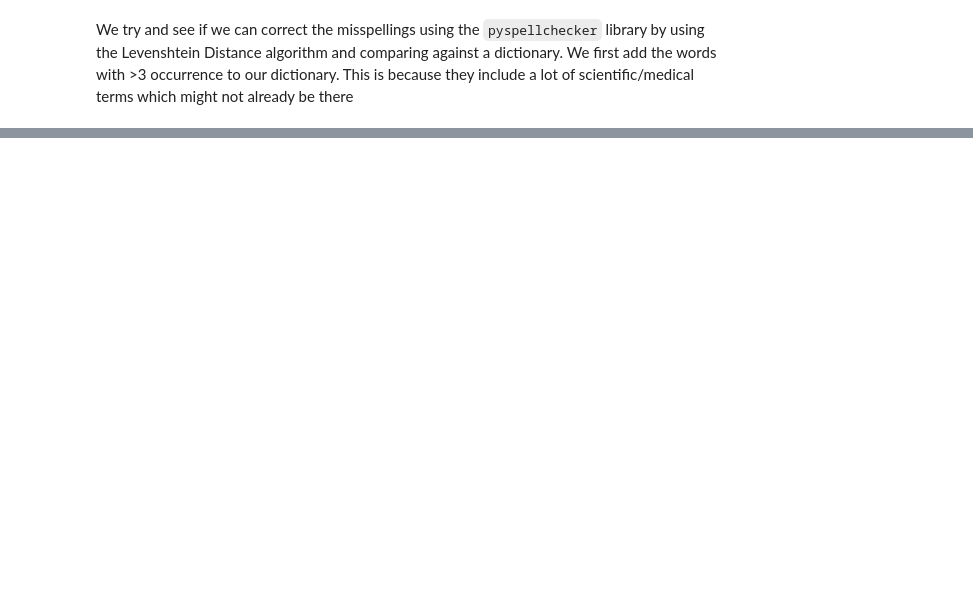
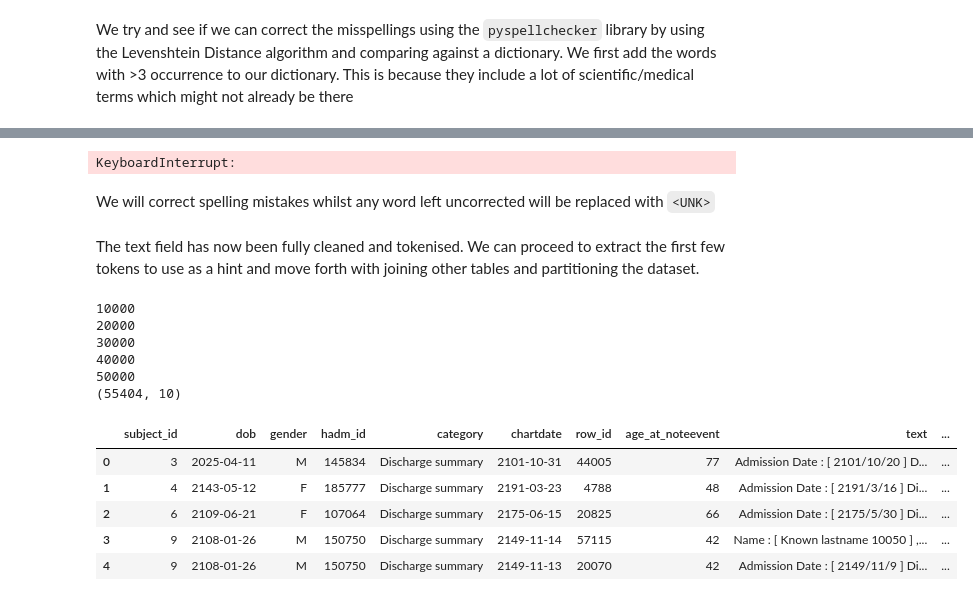
Before and after one commit to amin-nejad/mimic-text-generation, a Jupyter notebook: preprocess_discharge_summaries.ipynb, the cells around one changed output, grey strips where cells are left out. Saved outputs shown, nothing was run; the diff lists cells and outputs as text; code cells hidden in the pictures; blank space fills up the shorter version.

```diff
--- a/preprocess_discharge_summaries.ipynb
+++ b/preprocess_discharge_summaries.ipynb
@@ -198,3 +241,5 @@ misspell_dict = {}
 for i, word in enumerate(misspelled):
     if (word != spell.correction(word)):
         misspell_dict[word] = spell.correction(word)
+    if (i % 100 == 0):
+        print(i)
@@ -206,0 +289,5 @@ We now have correct spellings for over 3000 words in our dictionary that occurre
+# %%
+unk_words = [word for word in infreq_words if word not in list(misspell_dict.keys())]
+len(unk_words)
+# %% [output]
+KeyboardInterrupt:
@@ -206,0 +306,19 @@ We now have correct spellings for over 3000 words in our dictionary that occurre
+# %% [markdown]
+ We will correct spelling mistakes whilst any word left uncorrected will be replaced with `<UNK>`
+# %%
+def fix_typos(text, typos, unks):
+
+    tokens = text.split()
+
+    for token in tokens:
+        if token.lower() in typos.keys():
+            token = typos[token.lower()]
+        elif token.lower() in unks:
+            token = "<UNK>"
+        tokenised_text = tokenised_text + token + " "
+
+    return tokenised_text
+# %%
+# apply tokenising function elementwise
+df["text"] = df["text"].apply(fix_typos, args = (misspell_dict, unk_words))
+df.head()
@@ -206,0 +327,29 @@ We now have correct spellings for over 3000 words in our dictionary that occurre
+# %% [markdown]
+The text field has now been fully cleaned and tokenised. We can proceed to extract the first few tokens to use as a hint and move forth with joining other tables and partitioning the dataset.
+# %%
+counter = 0
+def produce_hint(text):
+    global counter
+    l = text.split()
+    counter += 1
+    if (counter % 10000) == 0:
+        print (counter)
+    return ' '.join(l[:10]) # first 10 tokens
+
+df['hint'] = df['text'].map(lambda x: produce_hint(x))
+
+print(df.shape)
+df.head()
+# %% [output]
+10000
+20000
+30000
+40000
+50000
+(55404, 10)
+|  | subject_id | dob | gender | hadm_id | category | chartdate | row_id | age_at_noteevent | text | ... |
+| 0 | 3 | 2025-04-11 | M | 145834 | Discharge summary | 2101-10-31 | 44005 | 77 | Admission Date : [ 2101/10/20 ] D... | ... |
+| 1 | 4 | 2143-05-12 | F | 185777 | Discharge summary | 2191-03-23 | 4788 | 48 | Admission Date : [ 2191/3/16 ] Di... | ... |
+| 2 | 6 | 2109-06-21 | F | 107064 | Discharge summary | 2175-06-15 | 20825 | 66 | Admission Date : [ 2175/5/30 ] Di... | ... |
+| 3 | 9 | 2108-01-26 | M | 150750 | Discharge summary | 2149-11-14 | 57115 | 42 | Name : [ Known lastname 10050 ] ,... | ... |
+| 4 | 9 | 2108-01-26 | M | 150750 | Discharge summary | 2149-11-13 | 20070 | 42 | Admission Date : [ 2149/11/9 ] Di... | ... |
```
Also changed, not shown: parts of 23 cells of this notebook, 2 other files.
